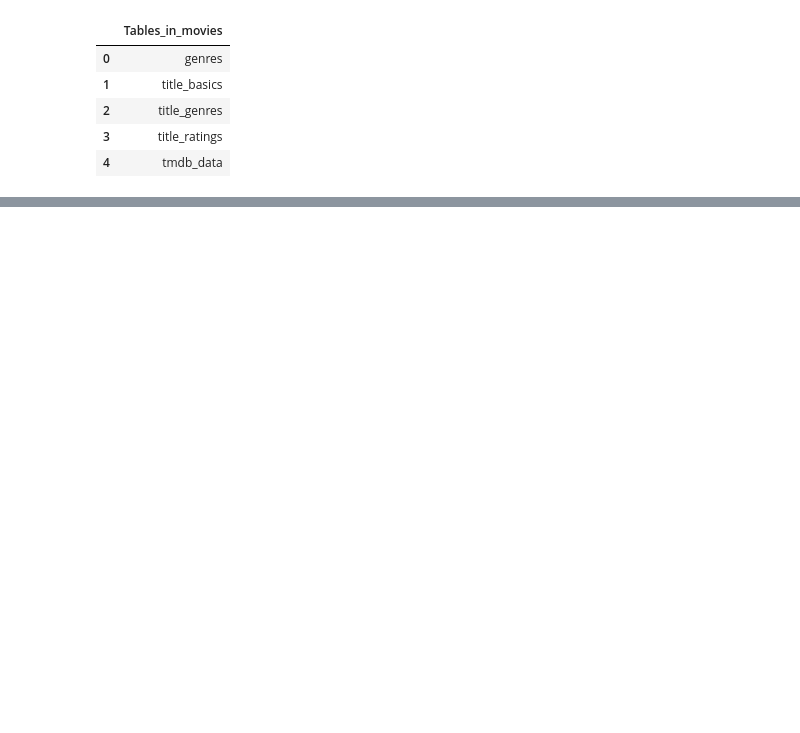
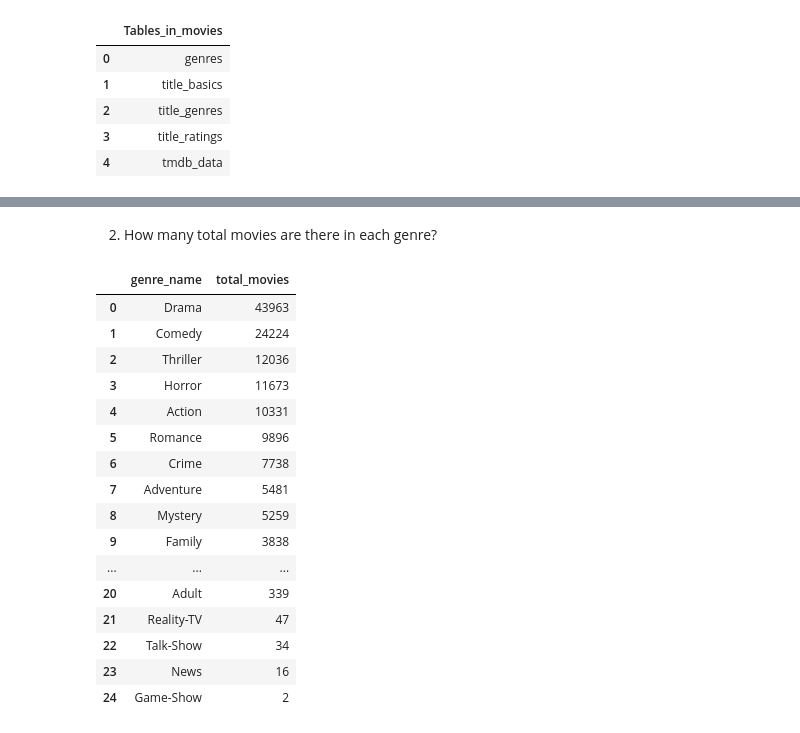
Before and after one commit to daisy-rivera/Movie-Analysis, a Jupyter notebook: Movies Project Pt 3.3 - Create SQL Database.ipynb, the cells around one changed output, grey strips where cells are left out. Cells and saved outputs as stored; diff of their text form; code cells hidden in the pictures; blank space fills up the shorter version.

```diff
--- a/Movies Project Pt 3.3 - Create SQL Database.ipynb
+++ b/Movies Project Pt 3.3 - Create SQL Database.ipynb
@@ -238,3 +238,3 @@ Now we can use the Genre Map Dictionary to make the Genres Table
 # %%
 #creating a dataframe using the genre map
-genres = pd.DataFrame({'Genre Name':genre_map.keys(),'Genre ID':genre_map.values()})
+genres = pd.DataFrame({'genre_name':genre_map.keys(),'genre_id':genre_map.values()})
@@ -479,6 +479,6 @@ Note that our primary ID column 'Genre ID' is an integer.
 # %%
 ## adding table to database AND Setting index and use index=True (only for integer primary key)
-genres.set_index('Genre ID').to_sql('genres',engine,index=True,if_exists = 'replace')
+genres.set_index('genre_id').to_sql('genres',engine,index=True,if_exists = 'replace')
 # %% [output]
 25
 # %%
@@ -567,0 +593,32 @@ answer.head()
+# %% [markdown]
+2. How many total movies are there in each genre?
+# %%
+sql = """
+SELECT g.genre_name, COUNT(DISTINCT tconst) as total_movies
+FROM title_genres t
+    JOIN genres g
+    ON t.genre_id = g.genre_id
+GROUP BY g.genre_name
+ORDER BY total_movies DESC
+"""
+
+answer = pd.read_sql_query(sql, engine)
+answer
+# %% [output]
+|  | genre_name | total_movies |
+| 0 | Drama | 43963 |
+| 1 | Comedy | 24224 |
+| 2 | Thriller | 12036 |
+| 3 | Horror | 11673 |
+| 4 | Action | 10331 |
+| 5 | Romance | 9896 |
+| 6 | Crime | 7738 |
+| 7 | Adventure | 5481 |
+| 8 | Mystery | 5259 |
+| 9 | Family | 3838 |
+| ... | ... | ... |
+| 20 | Adult | 339 |
+| 21 | Reality-TV | 47 |
+| 22 | Talk-Show | 34 |
+| 23 | News | 16 |
+| 24 | Game-Show | 2 |
```
Also changed, not shown: parts of 53 cells of this notebook.
